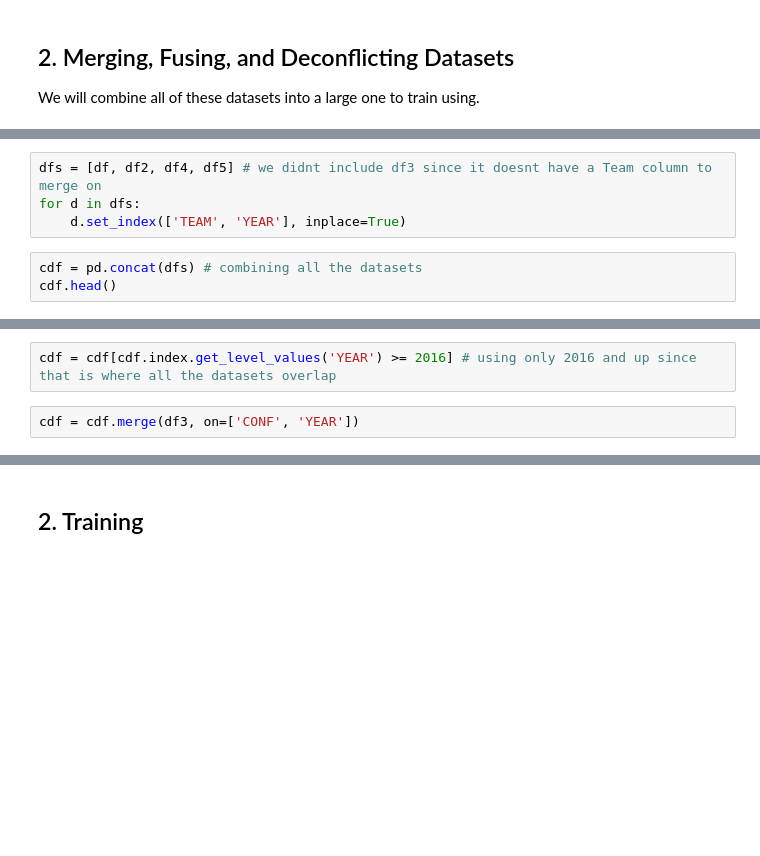
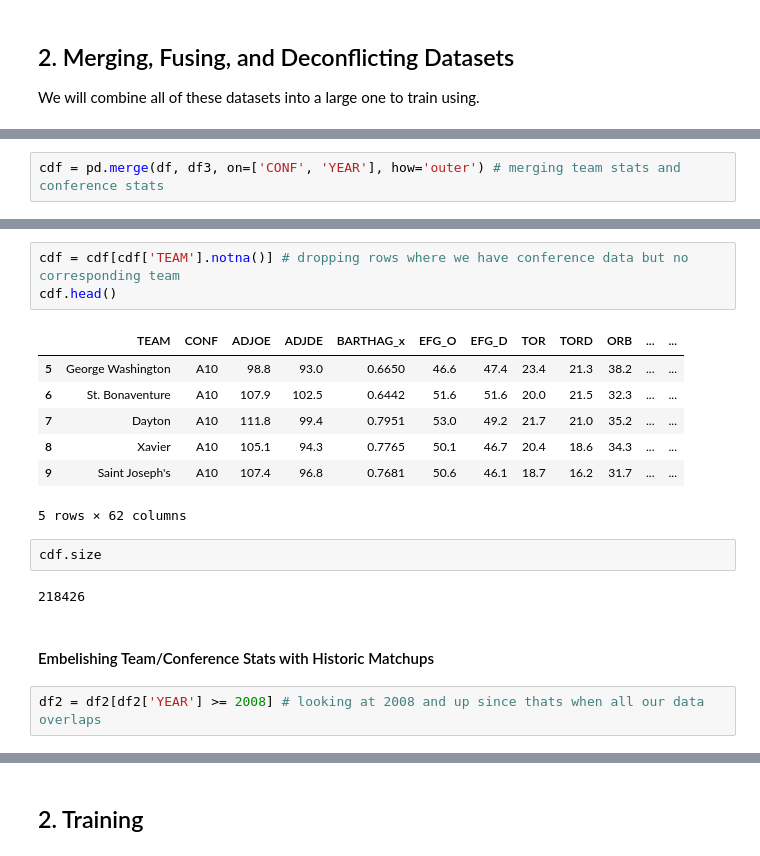
Before and after one commit to glenjoy99/bracket_prediction24, a Jupyter notebook: predict.ipynb, the cells around one changed output, grey strips where cells are left out. Drawn from its saved outputs; the diff is of its cells as text; blank space fills up the shorter version.

```diff
--- a/predict.ipynb
+++ b/predict.ipynb
@@ -85,7 +97,2 @@ We will combine all of these datasets into a large one to train using.
 # %%
-dfs = [df, df2, df4, df5] # we didnt include df3 since it doesnt have a Team column to merge on
-for d in dfs:
-    d.set_index(['TEAM', 'YEAR'], inplace=True)
+cdf = pd.merge(df, df3, on=['CONF', 'YEAR'], how='outer') # merging team stats and conference stats
-# %%
-cdf = pd.concat(dfs) # combining all the datasets
-cdf.head()
@@ -101,4 +98,0 @@ cdf.head()
-# %%
-cdf = cdf[cdf.index.get_level_values('YEAR') >= 2016] # using only 2016 and up since that is where all the datasets overlap
-# %%
-cdf = cdf.merge(df3, on=['CONF', 'YEAR'])
@@ -120,0 +122,19 @@ cdf
+# %%
+cdf = cdf[cdf['TEAM'].notna()] # dropping rows where we have conference data but no corresponding team
+cdf.head()
+# %% [output]
+|  | TEAM | CONF | ADJOE | ADJDE | BARTHAG_x | EFG_O | EFG_D | TOR | TORD | ORB | ... | ... |
+| 5 | George Washington | A10 | 98.8 | 93.0 | 0.6650 | 46.6 | 47.4 | 23.4 | 21.3 | 38.2 | ... | ... |
+| 6 | St. Bonaventure | A10 | 107.9 | 102.5 | 0.6442 | 51.6 | 51.6 | 20.0 | 21.5 | 32.3 | ... | ... |
+| 7 | Dayton | A10 | 111.8 | 99.4 | 0.7951 | 53.0 | 49.2 | 21.7 | 21.0 | 35.2 | ... | ... |
+| 8 | Xavier | A10 | 105.1 | 94.3 | 0.7765 | 50.1 | 46.7 | 20.4 | 18.6 | 34.3 | ... | ... |
+| 9 | Saint Joseph's | A10 | 107.4 | 96.8 | 0.7681 | 50.6 | 46.1 | 18.7 | 16.2 | 31.7 | ... | ... |
+5 rows × 62 columns
+# %%
+cdf.size
+# %% [output]
+218426
+# %% [markdown]
+#### Embelishing Team/Conference Stats with Historic Matchups
+# %%
+df2 = df2[df2['YEAR'] >= 2008] # looking at 2008 and up since thats when all our data overlaps
```
Also changed, not shown: parts of 44 cells of this notebook, 7 other files.
